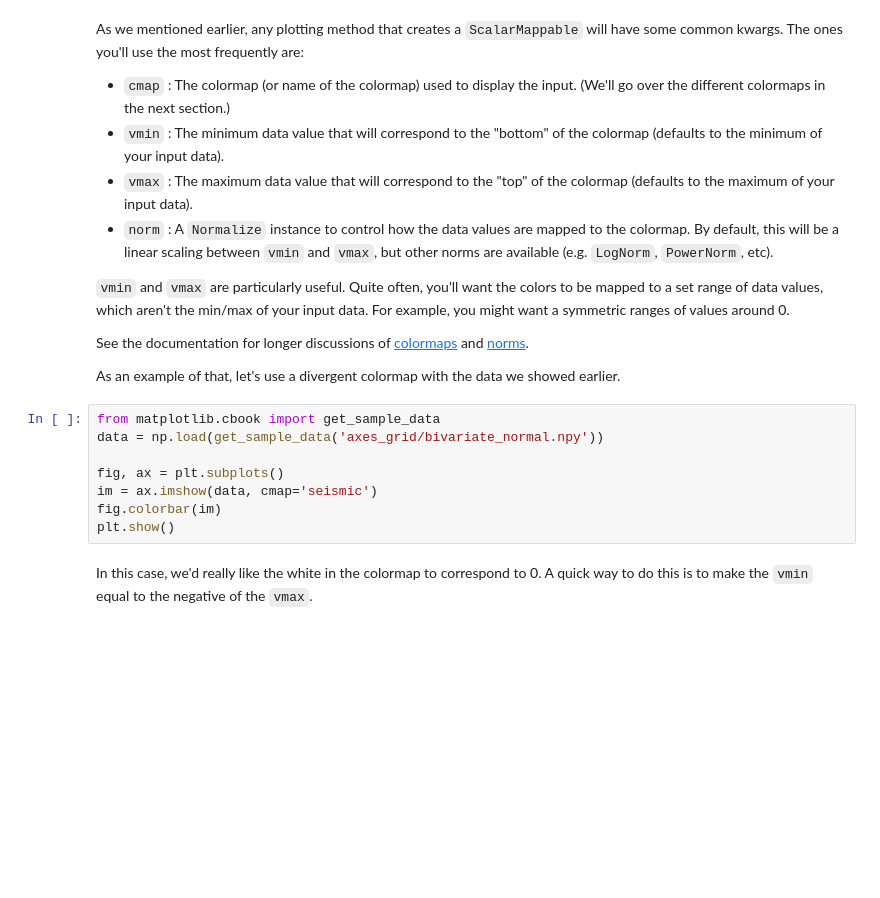
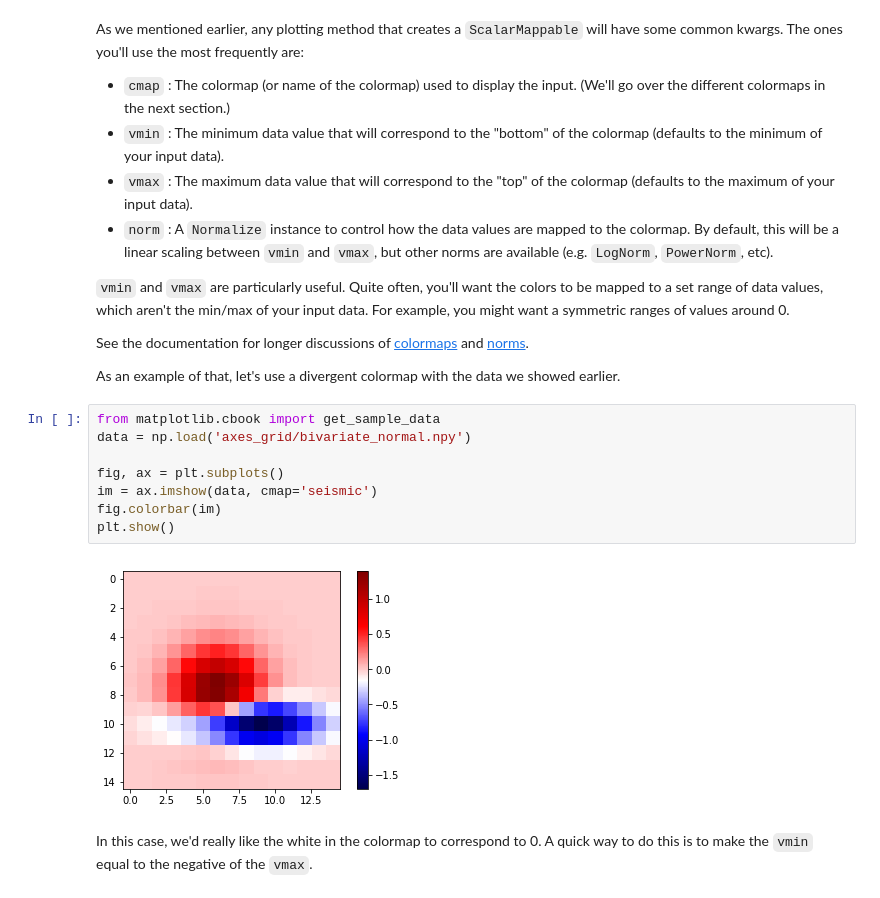
Before and after one commit to naxvm/AnatomyOfMatplotlib, a Jupyter notebook: AnatomyOfMatplotlib-Part2-Plotting_Methods_Overview.ipynb, the cells around one changed output. Cells and saved outputs as stored; diff of their text form; blank space fills up the shorter version.

```diff
--- a/AnatomyOfMatplotlib-Part2-Plotting_Methods_Overview.ipynb
+++ b/AnatomyOfMatplotlib-Part2-Plotting_Methods_Overview.ipynb
@@ -244,12 +249,14 @@ See the documentation for longer discussions of [colormaps](https://matplotlib.o
 As an example of that, let's use a divergent colormap with the data we showed earlier.
 # %%
 from matplotlib.cbook import get_sample_data
-data = np.load(get_sample_data('axes_grid/bivariate_normal.npy'))
+data = np.load('axes_grid/bivariate_normal.npy')
 
 fig, ax = plt.subplots()
 im = ax.imshow(data, cmap='seismic')
 fig.colorbar(im)
 plt.show()
+# %% [output]
+[figure, added]
 # %% [markdown]
 In this case, we'd really like the white in the colormap to correspond to 0.  A quick way to do this is to make the `vmin` equal to the negative of the `vmax`.
 # %%
```
Also changed, not shown: parts of 6 cells of this notebook, 1 other file.
